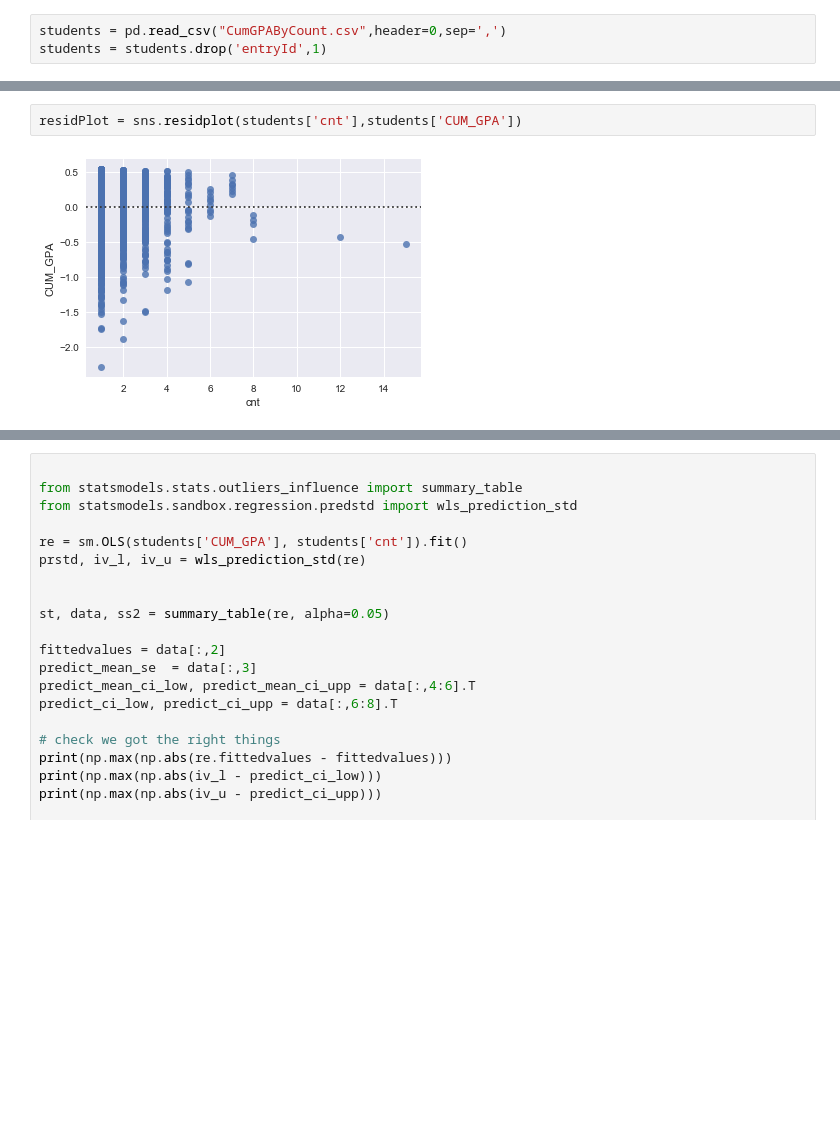
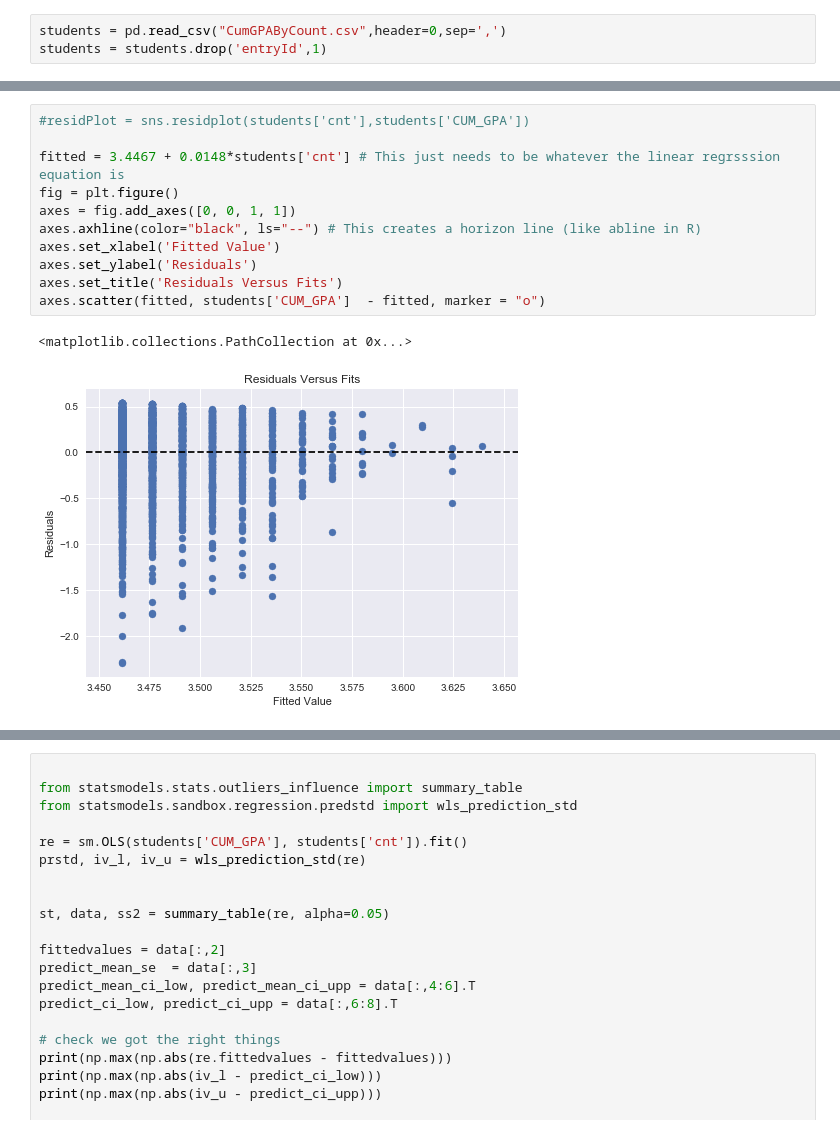
Before and after one commit to osuhomebase/RegressionCourse2301, a Jupyter notebook: Python/SimpleScatter.ipynb, the cells around one changed output, grey strips where cells are left out. Cells and saved outputs as stored; diff of their text form; blank space fills up the shorter version.

```diff
--- a/Python/SimpleScatter.ipynb
+++ b/Python/SimpleScatter.ipynb
@@ -56,7 +57,17 @@ regPlot = sns.lmplot(x='cnt',y='CUM_GPA',data=students,fit_reg=True)
-# %%
-residPlot = sns.residplot(students['cnt'],students['CUM_GPA'])
-# %% [output]
-[figure, removed]
+# %%
+#residPlot = sns.residplot(students['cnt'],students['CUM_GPA'])
+
+fitted = 3.4467 + 0.0148*students['cnt'] # This just needs to be whatever the linear regrsssion equation is
+fig = plt.figure()
+axes = fig.add_axes([0, 0, 1, 1])
+axes.axhline(color="black", ls="--") # This creates a horizon line (like abline in R)
+axes.set_xlabel('Fitted Value')
+axes.set_ylabel('Residuals')
+axes.set_title('Residuals Versus Fits')
+axes.scatter(fitted, students['CUM_GPA']  - fitted, marker = "o")
+# %% [output]
+<matplotlib.collections.PathCollection at 0x...>
+[figure, added]
 # %%
 plt.hist(model.resid_pearson)
 # %% [output]
```
Also changed, not shown: parts of 9 cells of this notebook, 1 other file.
